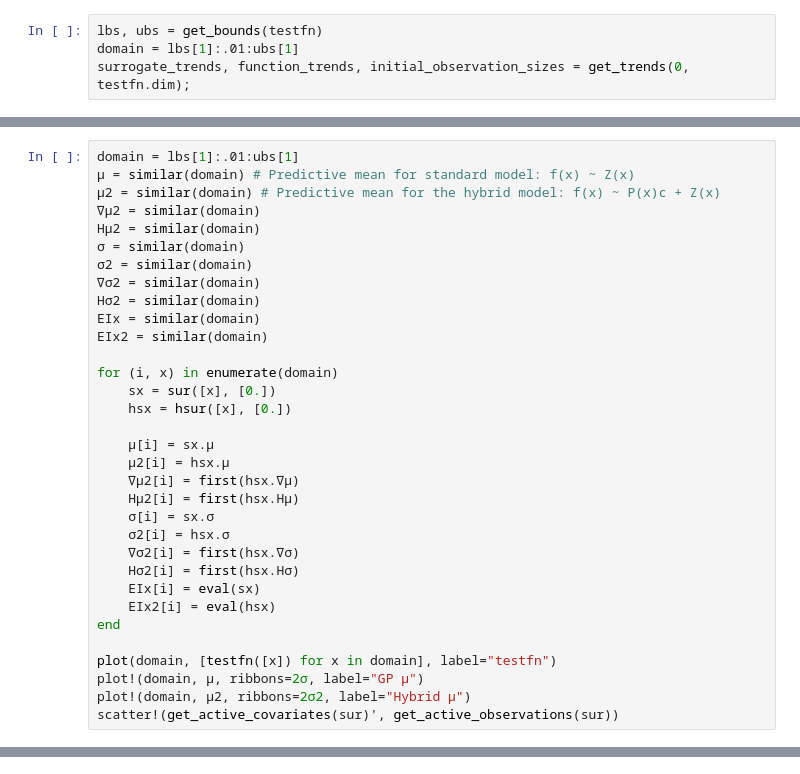
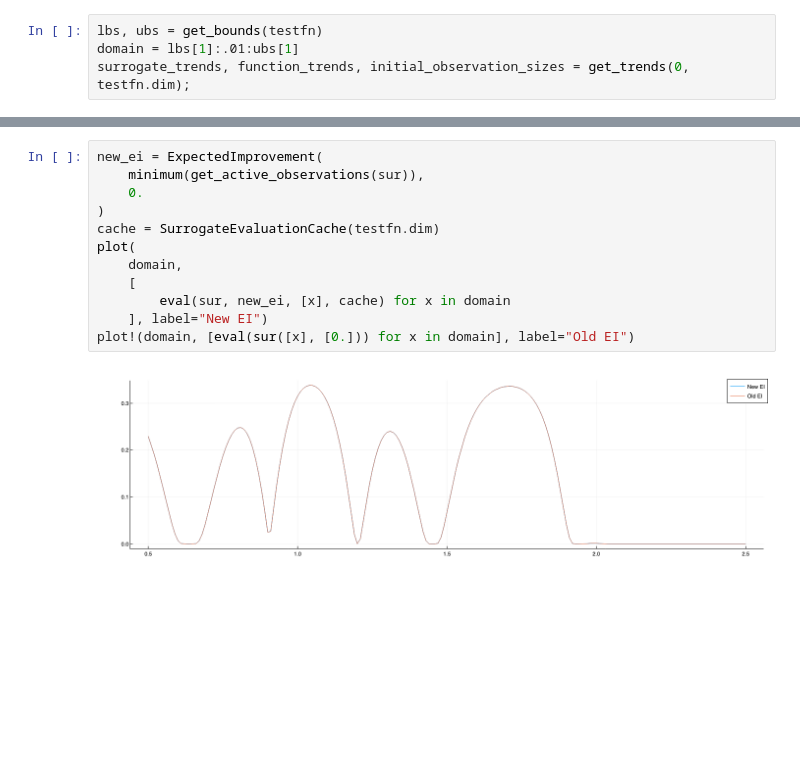
Before and after one commit to DarianNwankwo/Mean-Field-Bayesian-Optimization, a Jupyter notebook: notebooks/bo_with_mean_field.ipynb, the cells around one changed output, grey strips where cells are left out. Drawn from its saved outputs; the diff is of its cells as text; blank space fills up the shorter version.

```diff
--- a/notebooks/bo_with_mean_field.ipynb
+++ b/notebooks/bo_with_mean_field.ipynb
@@ -124,33 +96,0 @@ hsur.X
-# %%
-domain = lbs[1]:.01:ubs[1]
-μ = similar(domain) # Predictive mean for standard model: f(x) ~ Z(x)
-μ2 = similar(domain) # Predictive mean for the hybrid model: f(x) ~ P(x)c + Z(x)
-∇μ2 = similar(domain)
-Hμ2 = similar(domain)
-σ = similar(domain)
-σ2 = similar(domain)
-∇σ2 = similar(domain)
-Hσ2 = similar(domain)
-EIx = similar(domain)
-EIx2 = similar(domain)
-
-for (i, x) in enumerate(domain)
-    sx = sur([x], [0.])
-    hsx = hsur([x], [0.])
-
-    μ[i] = sx.μ
-    μ2[i] = hsx.μ
-    ∇μ2[i] = first(hsx.∇μ)
-    Hμ2[i] = first(hsx.Hμ)
-    σ[i] = sx.σ
-    σ2[i] = hsx.σ
-    ∇σ2[i] = first(hsx.∇σ)
-    Hσ2[i] = first(hsx.Hσ)
-    EIx[i] = eval(sx)
-    EIx2[i] = eval(hsx)
-end
-
-plot(domain, [testfn([x]) for x in domain], label="testfn")
-plot!(domain, μ, ribbons=2σ, label="GP μ")
-plot!(domain, μ2, ribbons=2σ2, label="Hybrid μ")
-scatter!(get_active_covariates(sur)', get_active_observations(sur))
@@ -249,0 +113,14 @@ plot!(hyperparameter_grid, -fd_hybrid_results, label="Hybrid -∇Log L (FD)")
+# %%
+new_ei = ExpectedImprovement(
+    minimum(get_active_observations(sur)),
+    0.
+)
+cache = SurrogateEvaluationCache(testfn.dim)
+plot(
+    domain,
+    [
+        eval(sur, new_ei, [x], cache) for x in domain
+    ], label="New EI")
+plot!(domain, [eval(sur([x], [0.])) for x in domain], label="Old EI")
+# %% [output]
+[figure, added]
```
Also changed, not shown: parts of 29 cells of this notebook, 16 other files.
